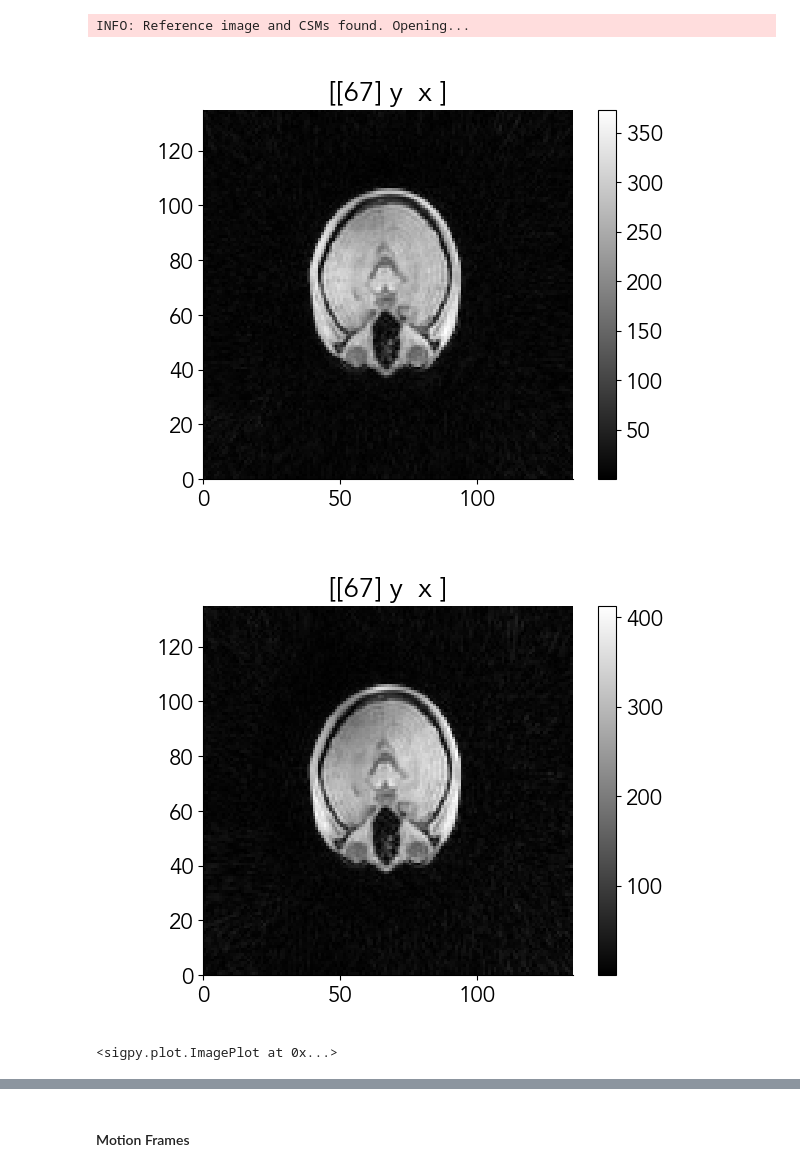
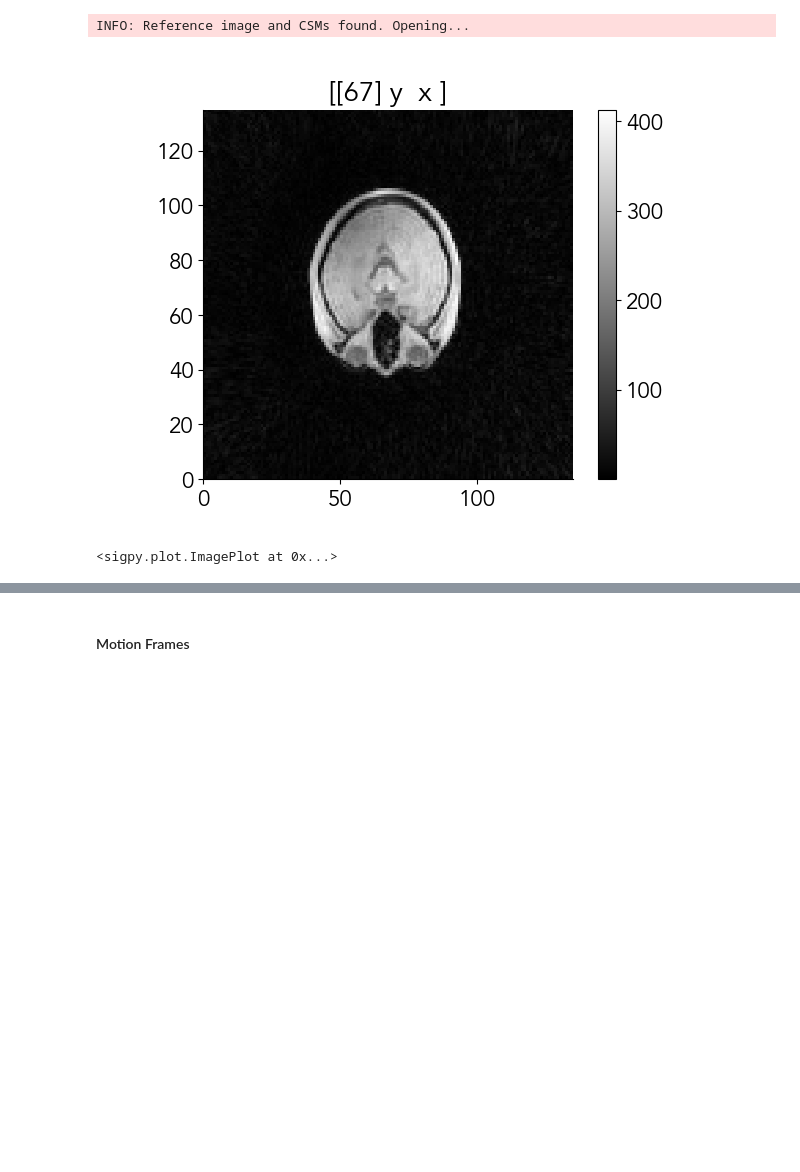
Before and after one commit to mikgroup/nonrigid-motion-bpt, a Jupyter notebook: examples/testing_libraries.ipynb, the cells around one changed output, grey strips where cells are left out. Cells and saved outputs as stored; diff of their text form; code cells hidden in the pictures; blank space fills up the shorter version.

```diff
--- a/examples/testing_libraries.ipynb
+++ b/examples/testing_libraries.ipynb
@@ -274,8 +235,6 @@ csm_old = np.load("/mikLKS/rinbha/BPT/MRMOTUS/results/bpt_volunteer_110924_2_res
 # %%
-pl.ImagePlot(S_old, colormap='gray')
 pl.ImagePlot(no_motion_reference.S, colormap='gray')
 # %% [output]
-[figure, old version]
+[figure, new version]
-[figure, removed]
 <sigpy.plot.ImagePlot at 0x...>
 # %%
```
Also changed, not shown: parts of 48 cells of this notebook, 26 other files.
